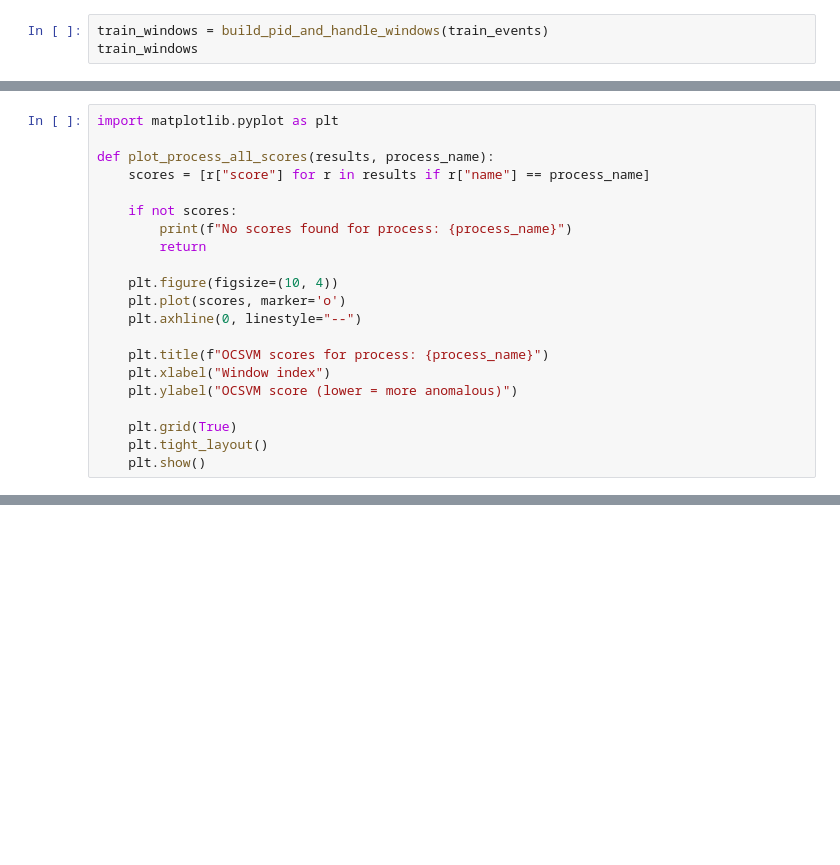
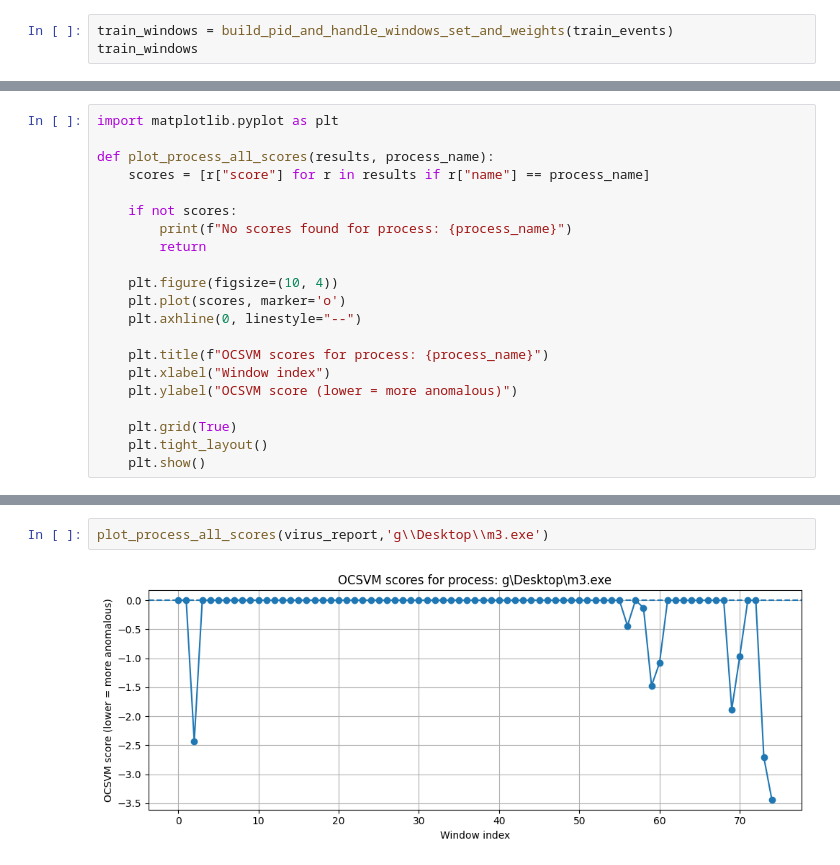
Before and after one commit to idanmaman4/RoboCopAi, a Jupyter notebook: syscall_handle_one_hot copy.ipynb, the cells around one changed output, grey strips where cells are left out. Cells and saved outputs as stored; diff of their text form; blank space fills up the shorter version.

```diff
--- a/syscall_handle_one_hot copy.ipynb
+++ b/syscall_handle_one_hot copy.ipynb
@@ -88,5 +150,5 @@ len(train_events)
 # %%
-train_windows = build_pid_and_handle_windows(train_events)
+train_windows = build_pid_and_handle_windows_set_and_weights(train_events)
 train_windows
 # %% [output]
 [[{'id': 341,
@@ -237,0 +346,4 @@ print(f"NU : {nu} GAMMA:{gamma} , VIRUS:{len(virus_report)} NORMAL:{len(normal_r
+# %%
+plot_process_all_scores(virus_report,'g\\Desktop\\m3.exe')
+# %% [output]
+[figure, added]
```
Also changed, not shown: parts of 32 cells of this notebook, 7 other files.
